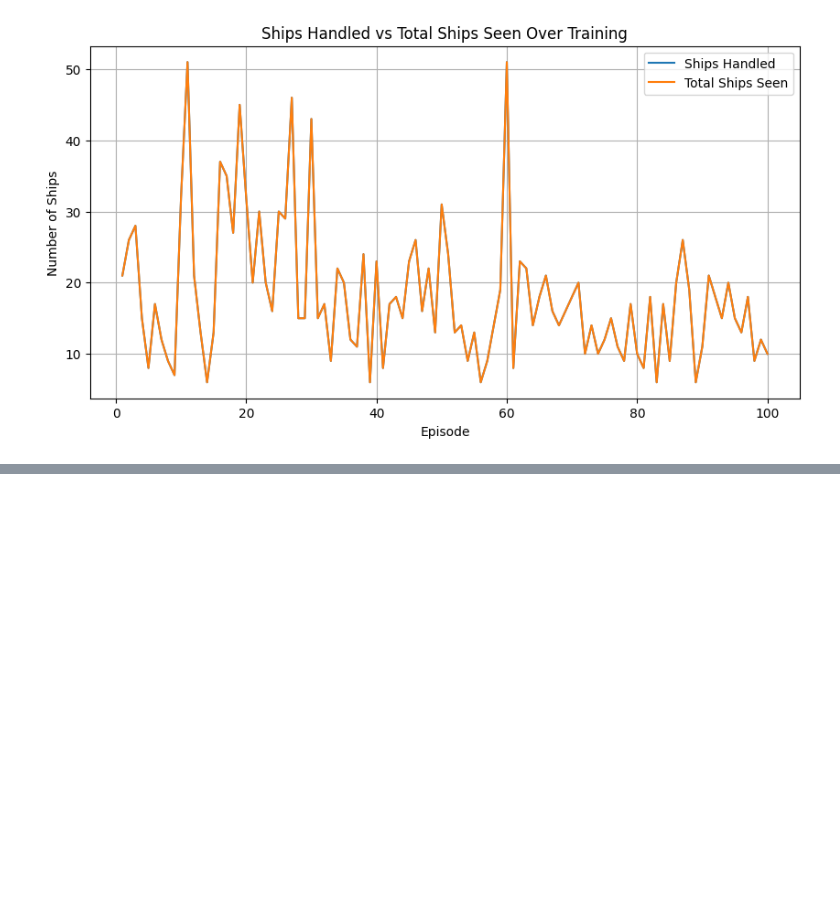
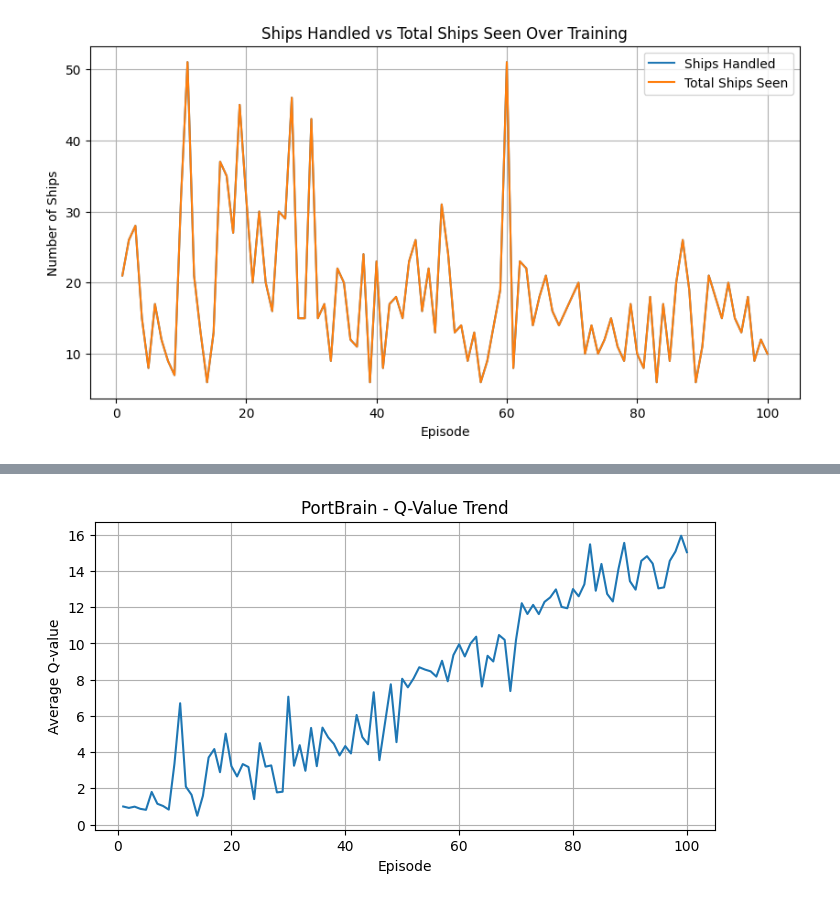
Before and after one commit to ParagShah-7/Port-Brain, a Jupyter notebook: PB CODE.ipynb, the cells around one changed output, grey strips where cells are left out. Saved outputs shown, nothing was run; the diff lists cells and outputs as text; code cells hidden in the pictures; blank space fills up the shorter version.

```diff
--- a/PB CODE.ipynb
+++ b/PB CODE.ipynb
@@ -542,0 +595,10 @@ plt.show()
+# %%
+plt.figure(figsize=(8,4))
+plt.plot(history_df["episode"], history_df["avg_q_value"])
+plt.xlabel("Episode")
+plt.ylabel("Average Q-value")
+plt.title("PortBrain - Q-Value Trend")
+plt.grid(True)
+plt.show()
+# %% [output]
+[figure, added]
```
Also changed, not shown: parts of 5 cells of this notebook, 2 other files.
